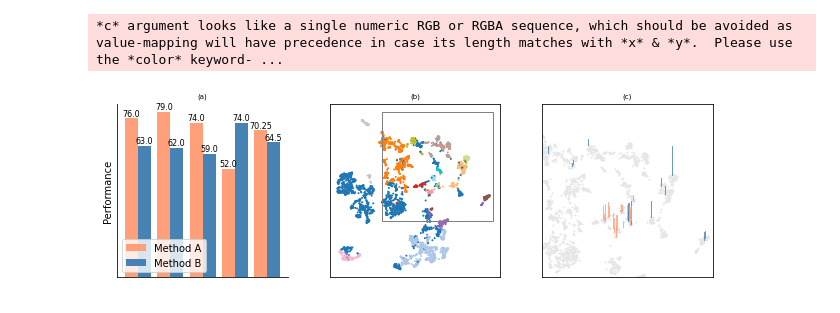
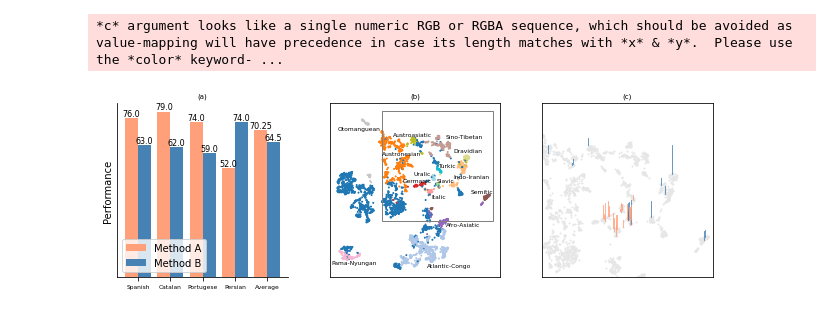
Before and after one commit to matus-pikuliak/multilingual-evaluation, a Jupyter notebook: n_figures.ipynb, the cells around one changed output. Drawn from its saved outputs; the diff is of its cells as text; code cells hidden in the pictures.

Commit message:
reproducible figures

```diff
--- a/n_figures.ipynb
+++ b/n_figures.ipynb
@@ -33,7 +33,7 @@ rects2 = axes[0].bar(x + width/2, b_means, width, label='Method B', color='steel
 
 # Add some text for labels, title and custom x-axis tick labels, etc.
 axes[0].set_ylabel('Performance')
-axes[0].set_xticks(x)
+
 axes[0].tick_params(axis='x', which='major', labelsize=9)
 axes[0].set_xticklabels(labels)
 
@@ -58,6 +58,8 @@ for ax, c in zip(axes, 'abc'):
     ax.set_xticks([])
     ax.set_yticks([])
     eh = ax.set_title(f'({c})', fontsize=7)
+axes[0].set_xticks(x)
+axes[0].tick_params(axis='x', which='major', labelsize=6)
 
 axes[1].scatter(u.umap_vectors.embedding_[:,0], u.umap_vectors.embedding_[:,1],
             c=u.language_metadata(u.uriel_languages)['label'],
@@ -75,34 +77,50 @@ cut = cut[cut[:, 1] > 2]
 cut = cut[cut[:, 1] < 22]
 
 score1 = dict(zip(rahimi_lang, rahimi_scores[:, 2]))
 score2 = dict(zip(rahimi_lang, rahimi_scores[:, 11]))
 metadata = u.language_metadata(u.uriel_languages)
 metadata = metadata[metadata['code'].isin(rahimi_lang)]
 diff = {l: score2[l] / score1[l] - 1 for l in metadata['code']}
 metadata = metadata.assign(
     x=u.umap_vectors.embedding_[metadata.index][:,0],
     y=u.umap_vectors.embedding_[metadata.index][:,1],
     width=0.05,
     height=[diff[l] for l in metadata['code']],
     color=['#66ee66' if diff[l] > 0 else '#ee6666' for l in metadata['code']],
 )
 metadata['height'] /= max(metadata['height'])
 metadata['height'] *= 2
 
 axes[2].scatter(cut[:, 0], cut[:, 1], s=1, c=(0.9, 0.9, 0.9))
 for x, y, h in zip(metadata['x'], metadata['y'], metadata['height'],):
     if h > 0:
         axes[2].plot([x, x], [y, y+h], c='lightsalmon', linewidth=0.8)
     else:
         axes[2].plot([x, x], [y, y-h], c='steelblue', linewidth=0.8)
 
 axes[2].set_xlim((4, 24))
 axes[2].set_ylim((2, 22))
 
+axes[1].text(12.2, -6.5, 'Atlantic-Congo', fontsize=6)
+axes[1].text(15.6, 1, 'Afro-Asiatic', fontsize=6)
+axes[1].text(20, 7, 'Semitic', fontsize=6)
+axes[1].text(-5, -6, 'Pama-Nyungan', fontsize=6)
+axes[1].text(-4, 18.5, 'Otomanguean', fontsize=6)
+axes[1].text(13, 6.2, 'Italic', fontsize=6)
+axes[1].text(14, 9, 'Slavic', fontsize=6)
+axes[1].text(7.8, 9.1, 'Germanic', fontsize=6)
+axes[1].text(9.8, 10.3, 'Uralic', fontsize=6)
+axes[1].text(17, 9.7, 'Indo-Iranian', fontsize=6)
+axes[1].text(17, 14.5, 'Dravidian', fontsize=6)
+axes[1].text(14.2, 11.7, 'Turkic', fontsize=6)
+axes[1].text(15.5, 17, 'Sino-Tibetan', fontsize=6)
+axes[1].text(6, 17.5, 'Austroasiatic', fontsize=6)
+axes[1].text(4, 14, 'Austronesian', fontsize=6)
+
 plt.savefig('fig2.pdf', bbox_inches='tight')
 # %% [output]
 *c* argument looks like a single numeric RGB or RGBA sequence, which should be avoided as value-mapping will have precedence in case its length matches with *x* & *y*.  Please use the *color* keyword- ...
-[figure, old version]
+[figure, new version]
 # %%
 plt.rcParams["figure.figsize"] = (3,3)
 from papers import papers
```
Also changed, not shown: 1 other file.
